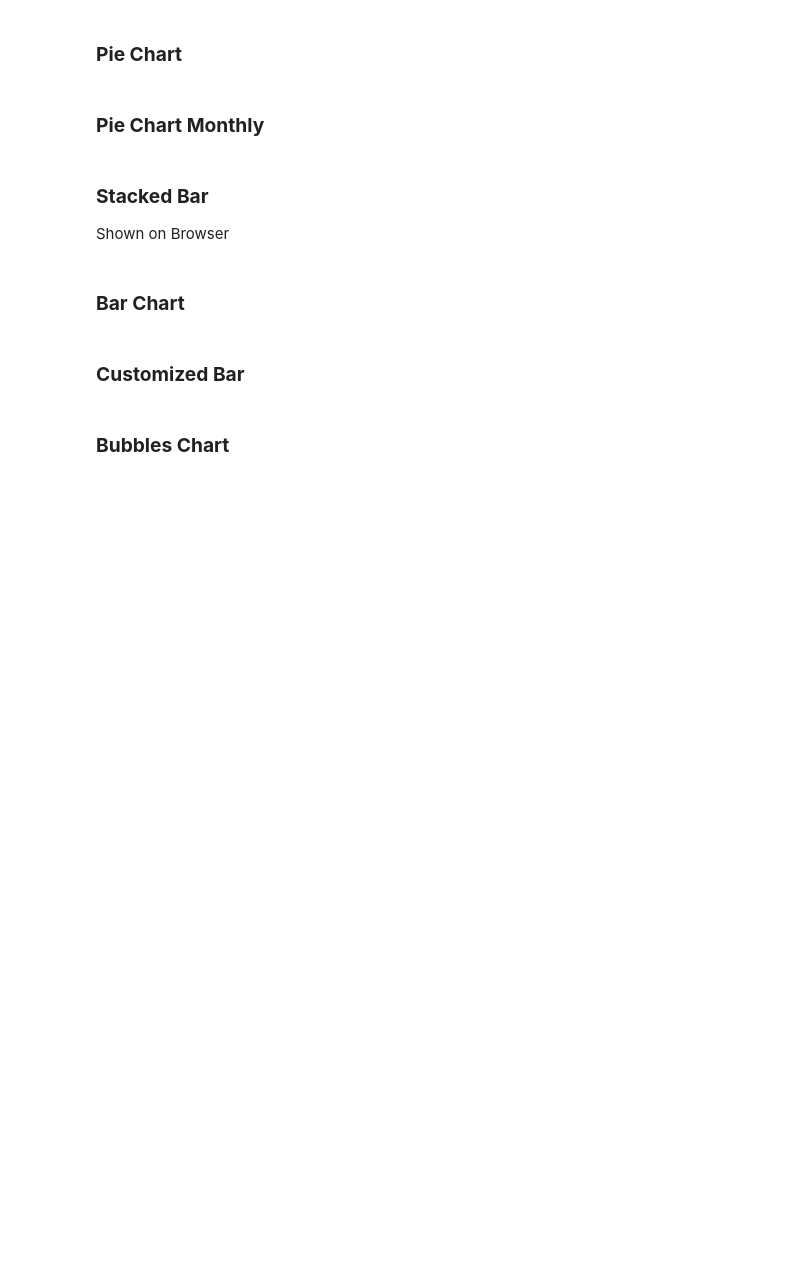
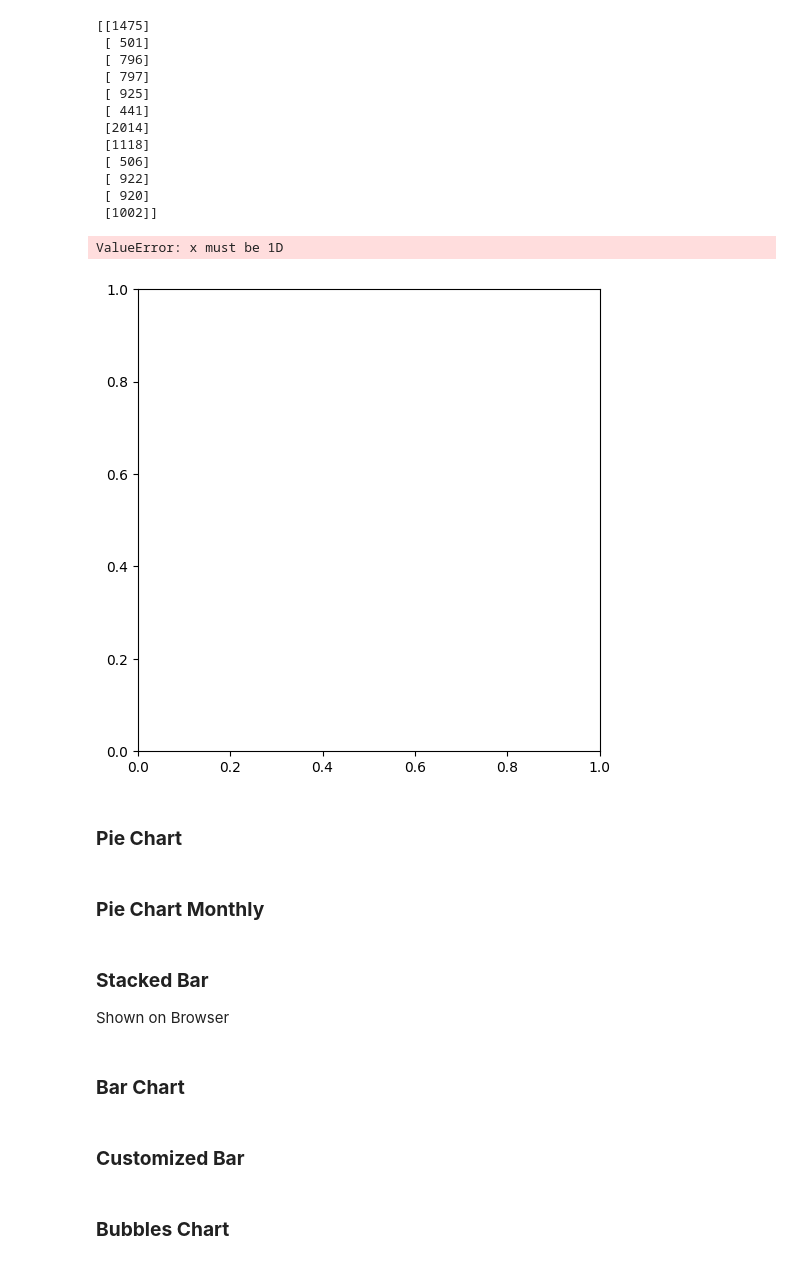
Before and after one commit to MohammedNasserAhmed/Palestine-Israel-Conflict, a Jupyter notebook: example.ipynb, the cells around one changed output. Saved outputs shown, nothing was run; the diff lists cells and outputs as text; code cells hidden in the pictures; blank space fills up the shorter version.

```diff
--- a/example.ipynb
+++ b/example.ipynb
@@ -17,3 +62,20 @@ csv_features = ["Palestinians Fatalities","Israelis Fatalities","Palestinians In
+# %%
+ pie_chart_mf(csv_df, csv_features)
+# %% [output]
+[[1475]
+ [ 501]
+ [ 796]
+ [ 797]
+ [ 925]
+ [ 441]
+ [2014]
+ [1118]
+ [ 506]
+ [ 922]
+ [ 920]
+ [1002]]
+ValueError: x must be 1D
+[figure, added]
 # %% [markdown]
 ### **Pie Chart**
 # %%
```
Also changed, not shown: parts of 2 cells of this notebook, 10 other files.
